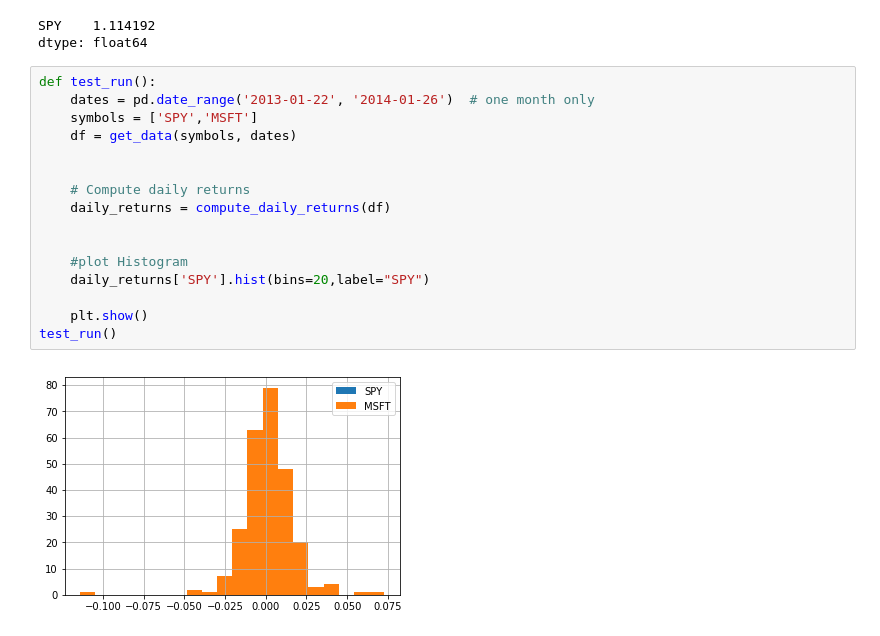
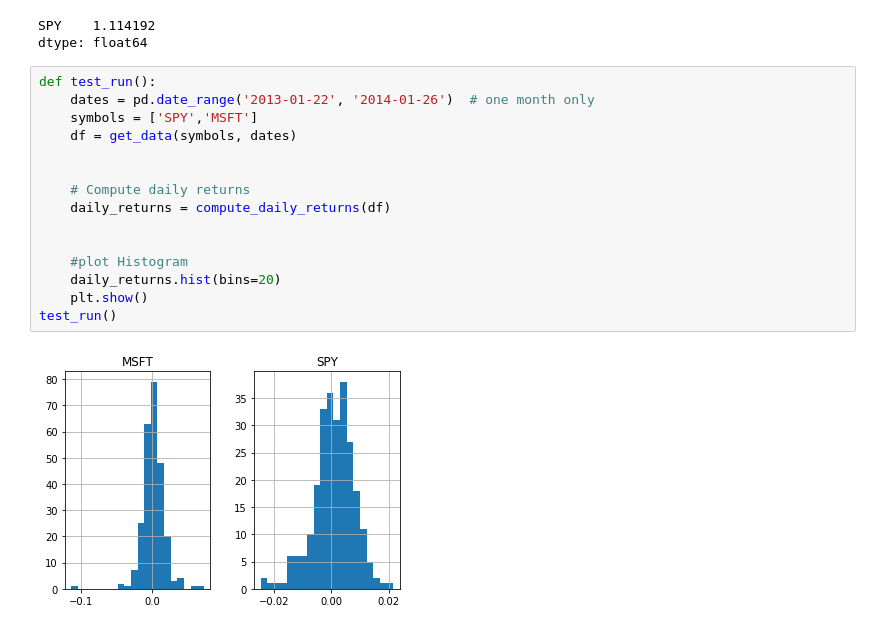
Before and after one commit to Net2pal/Machine-Learning-for-trading, a Jupyter notebook: Untitled1.ipynb, the cells around one changed output. Drawn from its saved outputs; the diff is of its cells as text.

```diff
--- a/Untitled1.ipynb
+++ b/Untitled1.ipynb
@@ -213,18 +213,17 @@ dtype: float64
 # %%
 def test_run():
     dates = pd.date_range('2013-01-22', '2014-01-26')  # one month only
     symbols = ['SPY','MSFT']
     df = get_data(symbols, dates)
 
 
     # Compute daily returns
     daily_returns = compute_daily_returns(df)
 
 
     #plot Histogram
-    daily_returns['SPY'].hist(bins=20,label="SPY")
-
+    daily_returns.hist(bins=20)
     plt.show()
 test_run()
 # %% [output]
-[figure, old version]
+[figure, new version]
```
Also changed, not shown: parts of 5 cells of this notebook.
